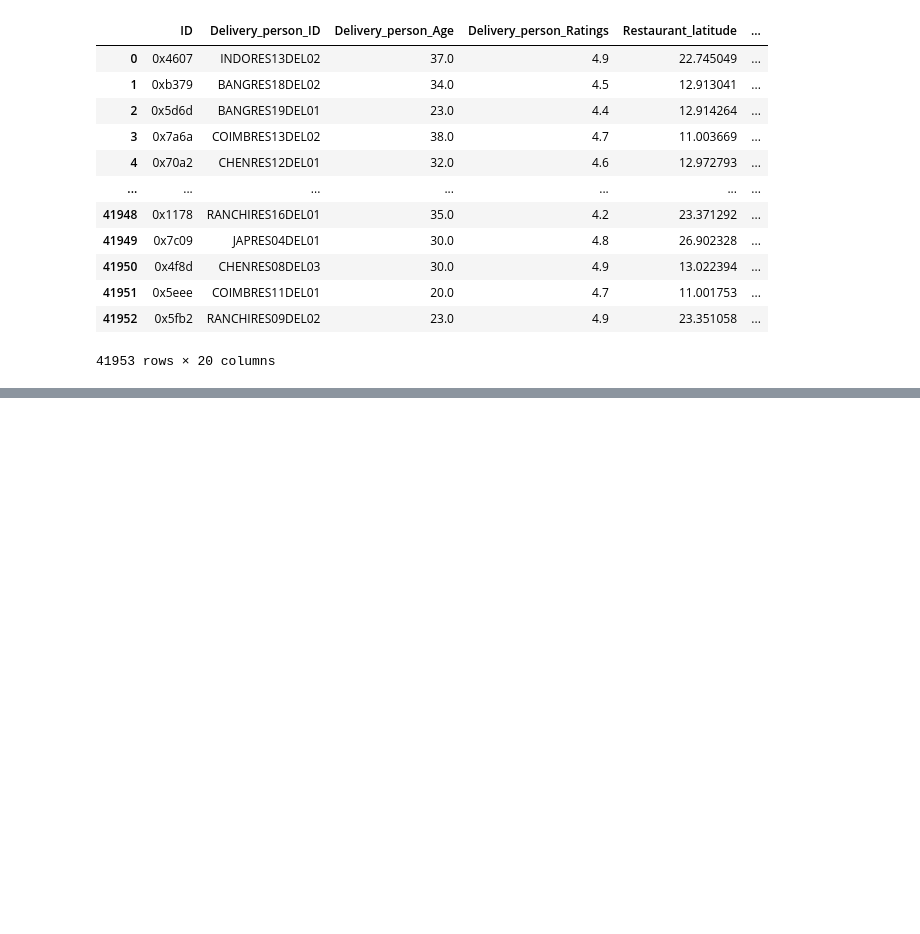
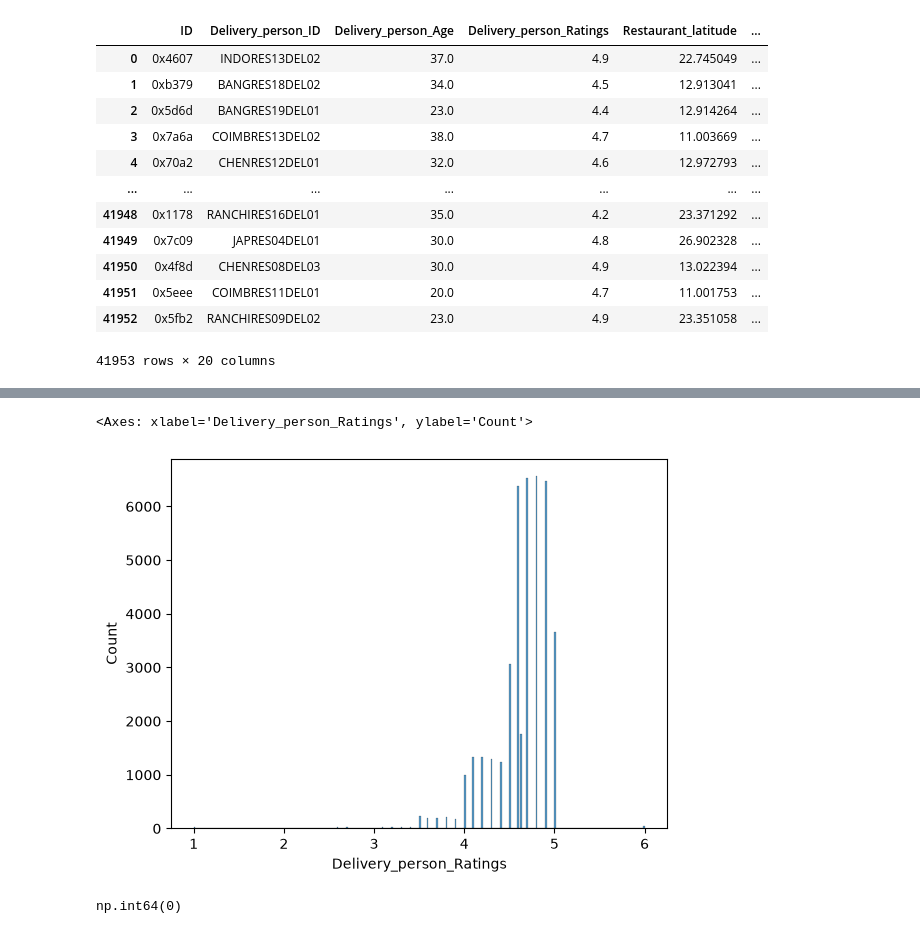
Before and after one commit to aksharasingh-hub/Probation-Project-26, a Jupyter notebook: Akshara-Task-6/task6.ipynb, the cells around one changed output, grey strips where cells are left out. Saved outputs shown, nothing was run; the diff lists cells and outputs as text; code cells hidden in the pictures; blank space fills up the shorter version.

```diff
--- a/Akshara-Task-6/task6.ipynb
+++ b/Akshara-Task-6/task6.ipynb
@@ -171,0 +184,5 @@ df.head(10)
+# %%
+sns.histplot(df["Delivery_person_Ratings"])
+# %% [output]
+<Axes: xlabel='Delivery_person_Ratings', ylabel='Count'>
+[figure, added]
@@ -171,0 +191,4 @@ df.head(10)
+# %%
+df["Delivery_person_Ratings"].isna().sum()
+# %% [output]
+np.int64(0)
```
Also changed, not shown: parts of 65 cells of this notebook.
